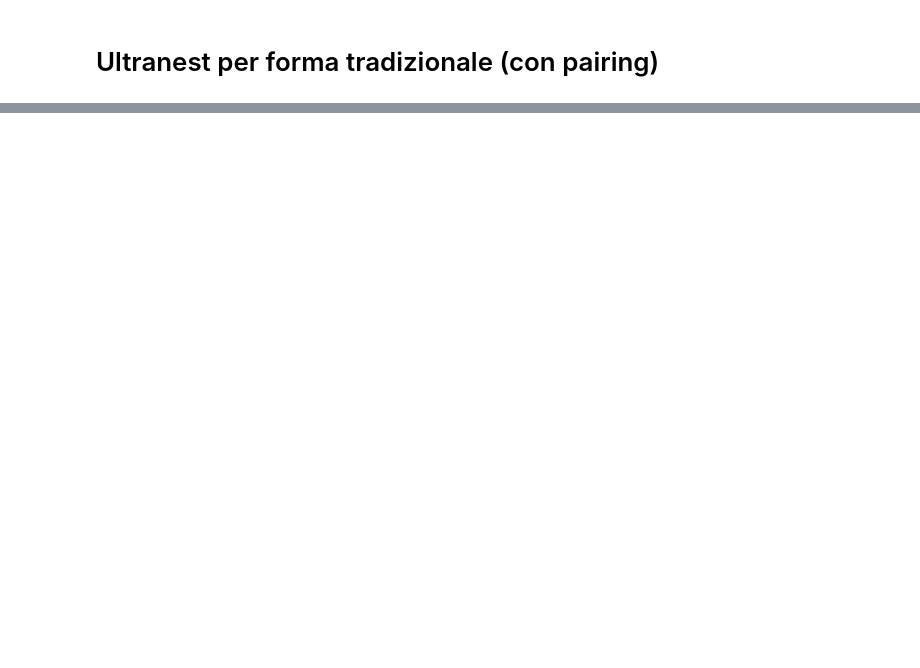
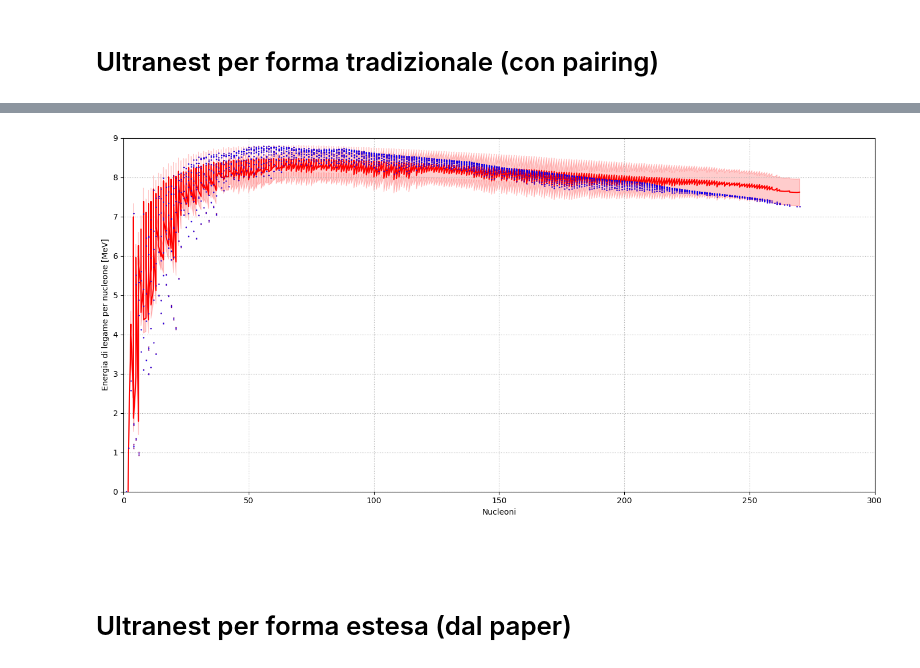
Before and after one commit to Lvetto/masse_nucleari, a Jupyter notebook: Esperienza_5.ipynb, the cells around one changed output, grey strips where cells are left out. Cells and saved outputs as stored; diff of their text form; code cells hidden in the pictures; blank space fills up the shorter version.

```diff
--- a/Esperienza_5.ipynb
+++ b/Esperienza_5.ipynb
@@ -263,0 +288,28 @@ axes = figure.axes
+# %%
+# Grafichiamo sia il fit trovato che il fit nominale:
+
+parameters = result_pairing["posterior"]["mean"]
+inferred_model = parameters[0] * A + parameters[1] * A23 + parameters[2] * ZZ + parameters[3] * NZ + parameters[4] * pairing
+inferred_model /= A
+
+nominal_model = 15.5 * A - 16.9 * A23 - 0.70 * ZZ - 23 * NZ + 12.5 * pairing
+nominal_model /= A
+
+plt.figure(figsize = (14,7))
+plt.errorbar(A, BE, yerr = np.sqrt(sigma_exp_sq), fmt = ".", ms=1, color="b", elinewidth=1, ecolor="purple", capsize=1)
+#plt.plot(A, nominal_model, color="purple", alpha=0.2)
+plt.plot(A, inferred_model, color="r")
+plt.fill_between(A, inferred_model + np.e**(parameters[5]), inferred_model - np.e**(parameters[5]), color = "r", alpha = 0.2)
+plt.xlabel("Nucleoni")
+plt.ylabel("Energia di legame per nucleone [MeV]")
+plt.xlim(0,300)
+plt.ylim(0,9)
+plt.grid(linestyle = ":")
+plt.tight_layout()
+plt.show()
+# %% [output]
+[figure, added]
+# %% [markdown]
+#
+# %% [markdown]
+# Ultranest per forma estesa (dal paper)
```
Also changed, not shown: parts of 13 cells of this notebook.
